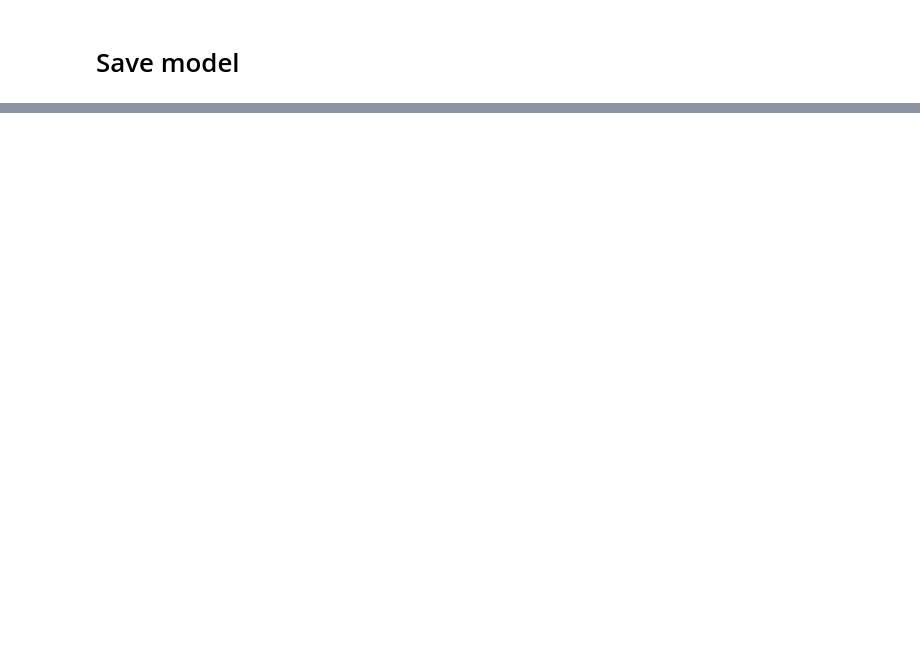
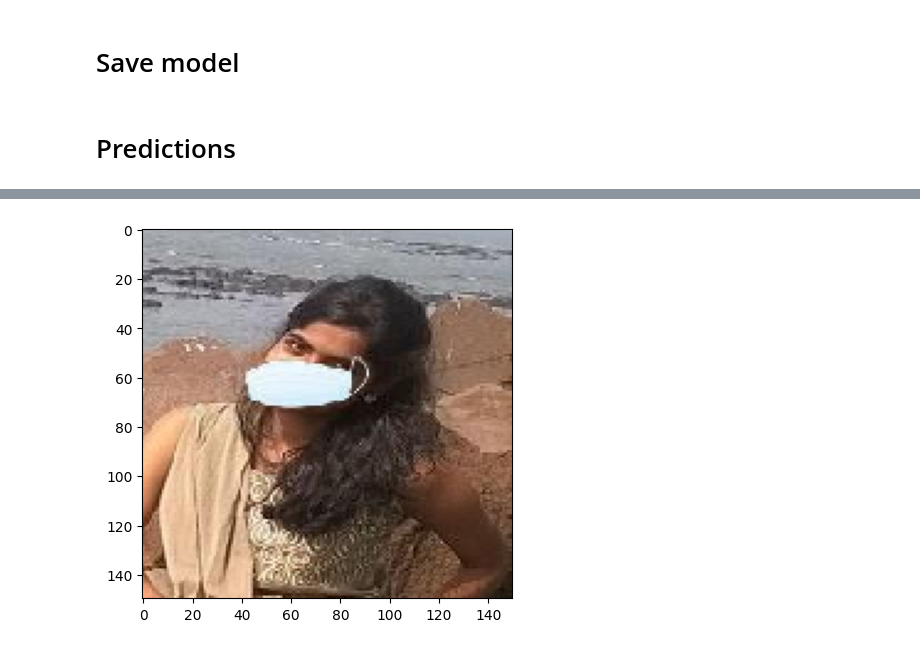
Before and after one commit to daniellaeme/Face-Mask-Detection, a Jupyter notebook: Face_Mask_Detection.ipynb, the cells around one changed output, grey strips where cells are left out. Saved outputs shown, nothing was run; the diff lists cells and outputs as text; code cells hidden in the pictures; blank space fills up the shorter version.

Commit message:
made predictions

```diff
--- a/Face_Mask_Detection.ipynb
+++ b/Face_Mask_Detection.ipynb
@@ -150,3 +152,17 @@ Validation accuracy = 97.42%
 # Save model
 # %%
 model.save('face_mask_detection_model.keras')
+# %% [markdown]
+# Predictions
+# %%
+my_model = load_model('face_mask_detection_model.keras')
+# %%
+def predict_image(image_path, target_size=(150, 150, 3)):
+  test_image = load_img(image_path, target_size=target_size)
+  plt.imshow(test_image)
+  test_image = img_to_array(test_image)
+  test_image = np.expand_dims(test_image, axis=0)
+  print(my_model.predict(test_image))
+# %%
+predict_image('/content/test/with_mask/449-with-mask.jpg')
+# %% [output]
@@ -152,0 +171 @@ model.save('face_mask_detection_model.keras')
+[figure, added]
```
Also changed, not shown: parts of 6 cells of this notebook.
